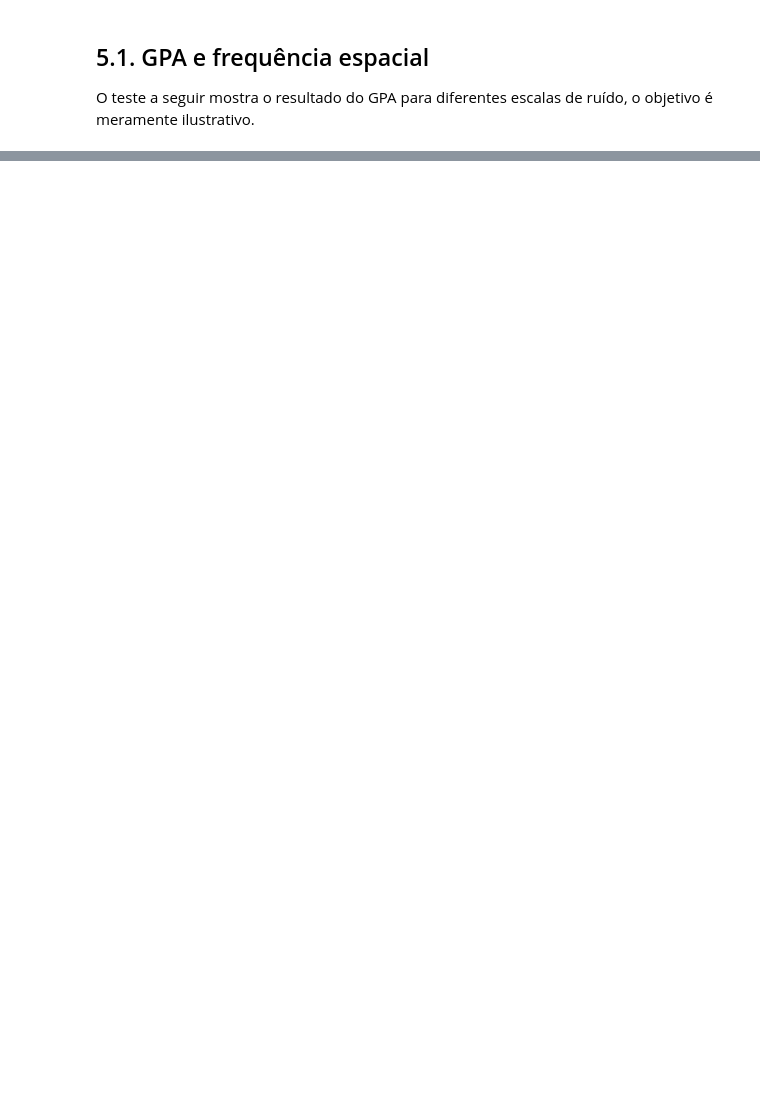
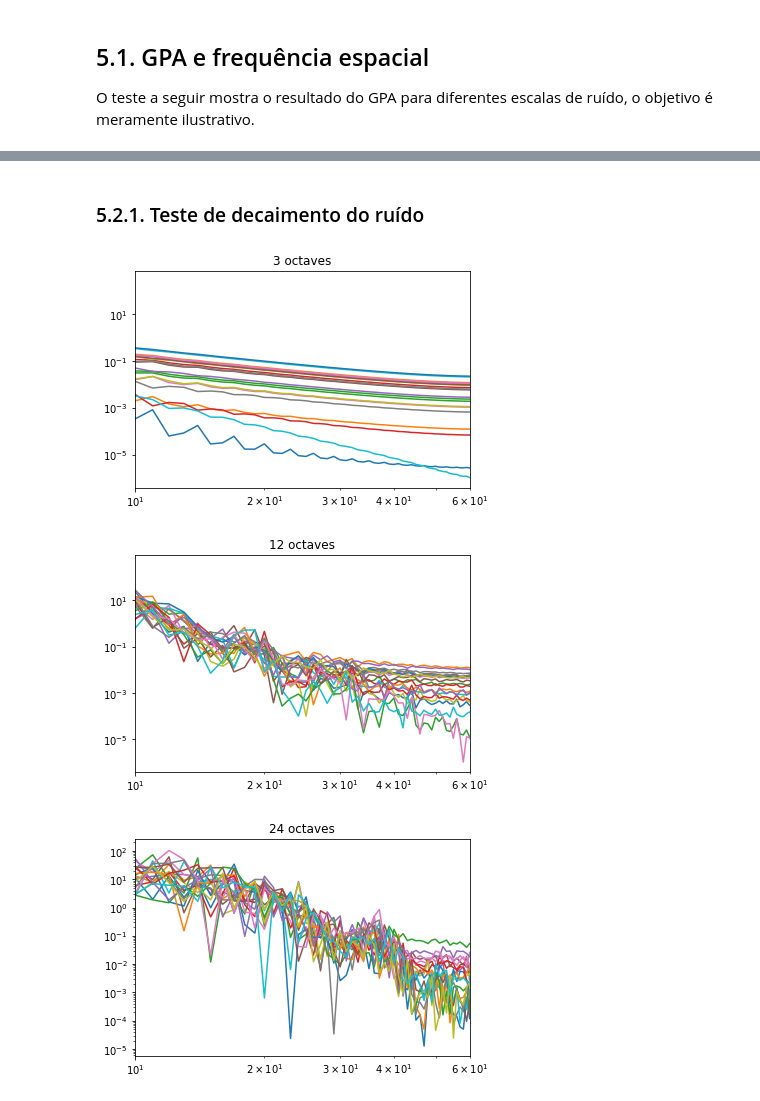
Before and after one commit to rsautter/GPA, a Jupyter notebook: Examples/Standard.ipynb, the cells around one changed output, grey strips where cells are left out. Cells and saved outputs as stored; diff of their text form; code cells hidden in the pictures; blank space fills up the shorter version.

```diff
--- a/Examples/Standard.ipynb
+++ b/Examples/Standard.ipynb
@@ -385,0 +506,30 @@ Momentos do campo gradiente simétrico: [1.998 1.975 1.4  ]
+# %% [markdown]
+### 5.2.1. Teste de decaimento do ruído
+# %%
+loc = np.linspace(0,126,20)
+
+plt.figure()
+plt.title("3 octaves")
+for i in loc:
+  ft = np.fft.fft(n3x3)[np.int(i)]
+  plt.loglog(np.real(ft*np.conj(ft)))
+plt.xlim(10,60)
+
+plt.figure()
+plt.title("12 octaves")
+for i in loc:
+  ft = np.fft.fft(n12x12)[np.int(i)]
+  plt.loglog(np.real(ft*np.conj(ft)))
+plt.xlim(10,60)
+
+plt.figure()
+plt.title("24 octaves")
+for i in loc:
+  ft = np.fft.fft(n24x24)[np.int(i)]
+  plt.loglog(np.real(ft*np.conj(ft)))
+plt.xlim(10,60)
+plt.show()
+# %% [output]
+[figure, added]
+[figure, added]
+[figure, added]
```
Also changed, not shown: parts of 41 cells of this notebook, 1 other file.
